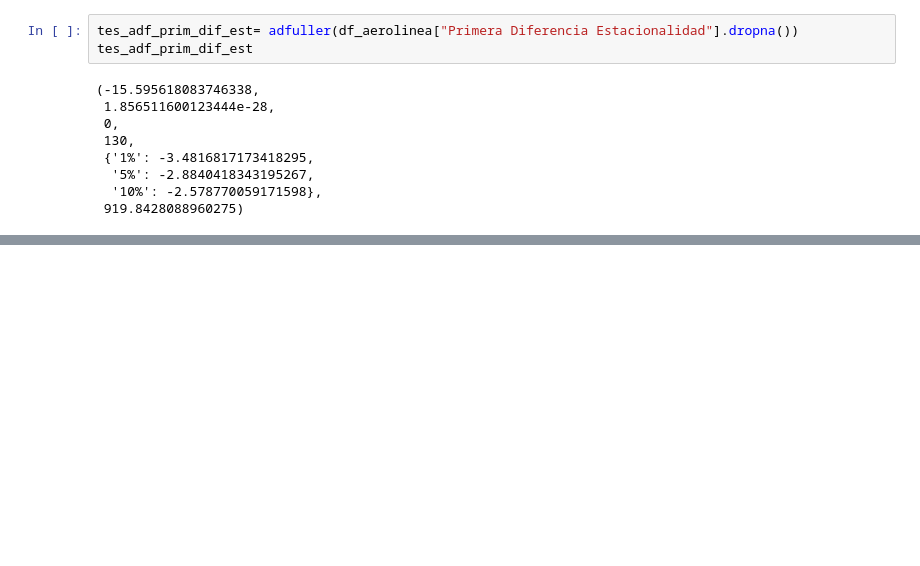
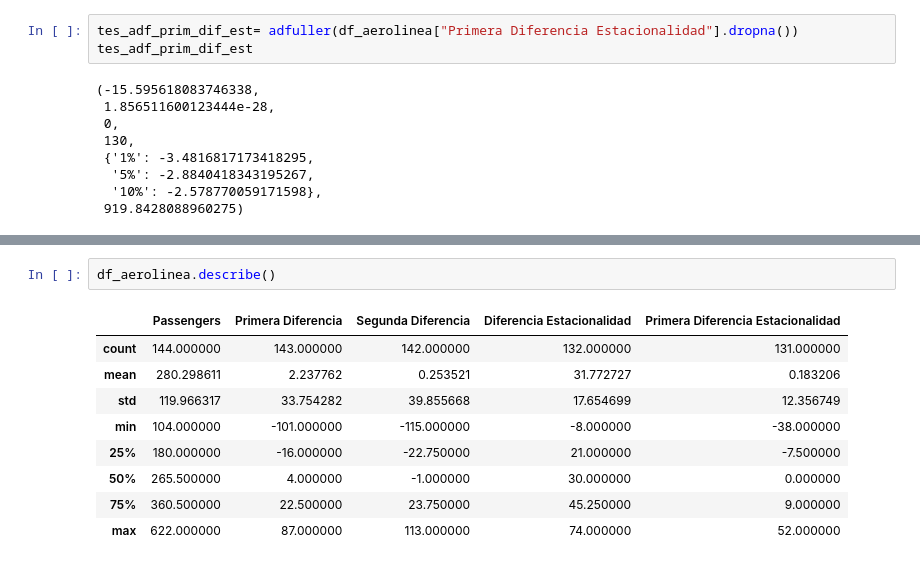
Before and after one commit to dparedes616/Series-de-Tiempo, a Jupyter notebook: ARIMA.ipynb, the cells around one changed output, grey strips where cells are left out. Saved outputs shown, nothing was run; the diff lists cells and outputs as text; blank space fills up the shorter version.

```diff
--- a/ARIMA.ipynb
+++ b/ARIMA.ipynb
@@ -423,0 +436,12 @@ tes_adf_prim_dif_est
+# %%
+df_aerolinea.describe()
+# %% [output]
+|  | Passengers | Primera Diferencia | Segunda Diferencia | Diferencia Estacionalidad | Primera Diferencia Estacionalidad |
+| count | 144.000000 | 143.000000 | 142.000000 | 132.000000 | 131.000000 |
+| mean | 280.298611 | 2.237762 | 0.253521 | 31.772727 | 0.183206 |
+| std | 119.966317 | 33.754282 | 39.855668 | 17.654699 | 12.356749 |
+| min | 104.000000 | -101.000000 | -115.000000 | -8.000000 | -38.000000 |
+| 25% | 180.000000 | -16.000000 | -22.750000 | 21.000000 | -7.500000 |
+| 50% | 265.500000 | 4.000000 | -1.000000 | 30.000000 | 0.000000 |
+| 75% | 360.500000 | 22.500000 | 23.750000 | 45.250000 | 9.000000 |
+| max | 622.000000 | 87.000000 | 113.000000 | 74.000000 | 52.000000 |
```
Also changed, not shown: parts of 6 cells of this notebook.
